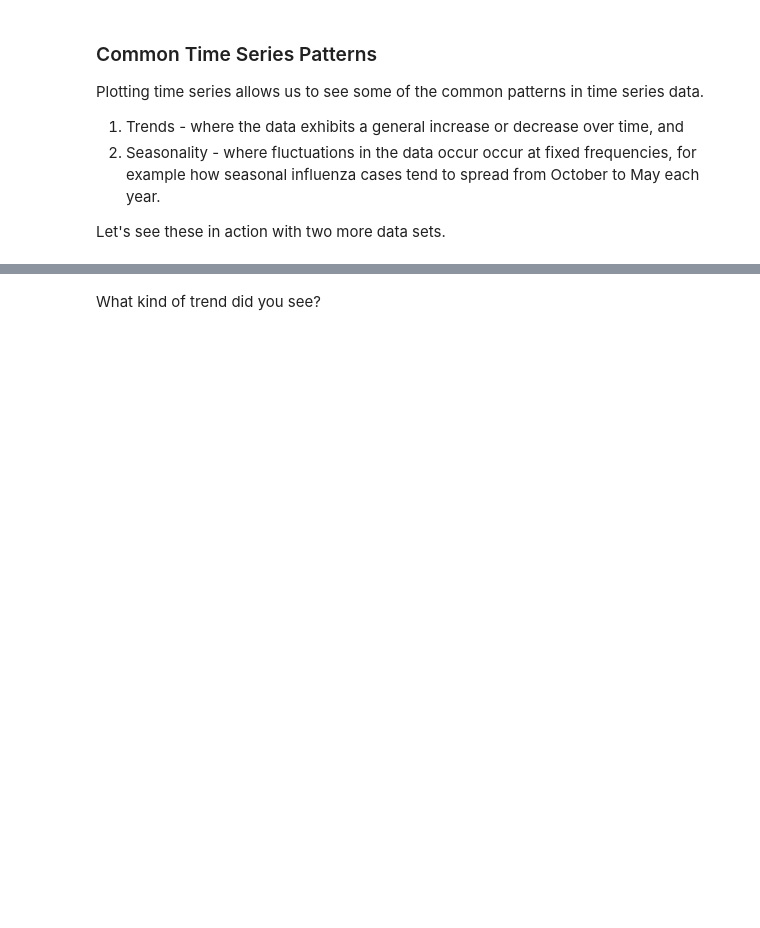
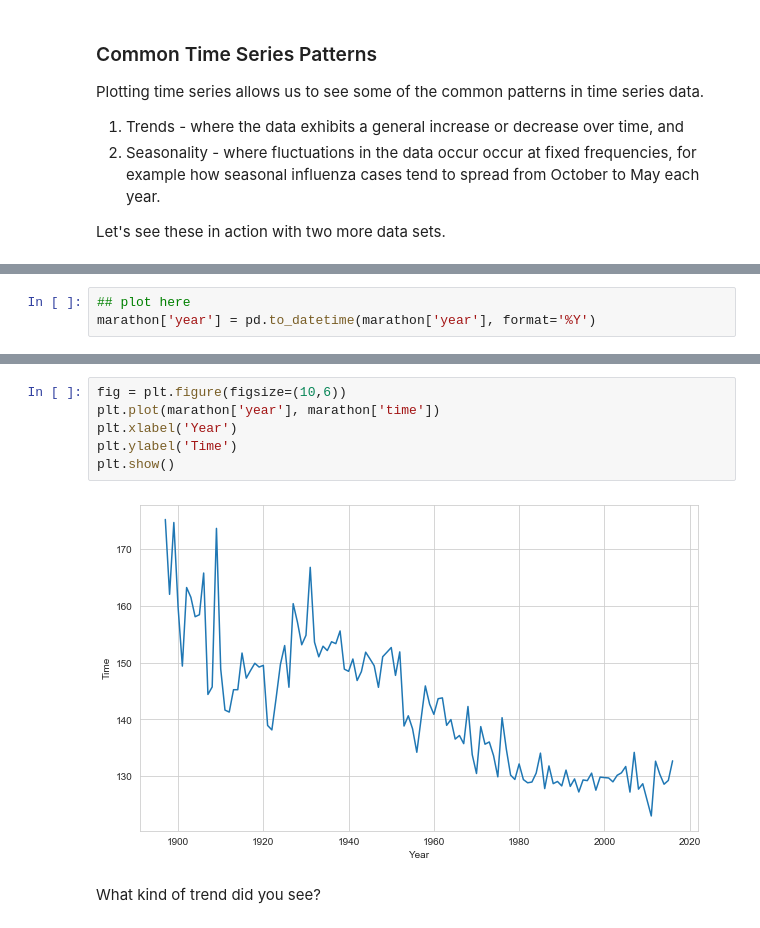
Before and after one commit to yuxinxwang/Code2020Materials, a Jupyter notebook: Lectures/TimeSeries/Notebook 1 - Introduction to Time Series Data.ipynb, the cells around one changed output, grey strips where cells are left out. Saved outputs shown, nothing was run; the diff lists cells and outputs as text; blank space fills up the shorter version.

```diff
--- a/Lectures/TimeSeries/Notebook 1 - Introduction to Time Series Data.ipynb
+++ b/Lectures/TimeSeries/Notebook 1 - Introduction to Time Series Data.ipynb
@@ -183,0 +281,3 @@ marathon.head()
+# %%
+## plot here
+marathon['year'] = pd.to_datetime(marathon['year'], format='%Y')
@@ -184,3 +299,11 @@ marathon.head()
+# %%
+fig = plt.figure(figsize=(10,6))
+plt.plot(marathon['year'], marathon['time'])
+plt.xlabel('Year')
+plt.ylabel('Time')
+plt.show()
+# %% [output]
+[figure, added]
 # %% [markdown]
 What kind of trend did you see?
 # %%
```
Also changed, not shown: parts of 40 cells of this notebook, 6 other files.
